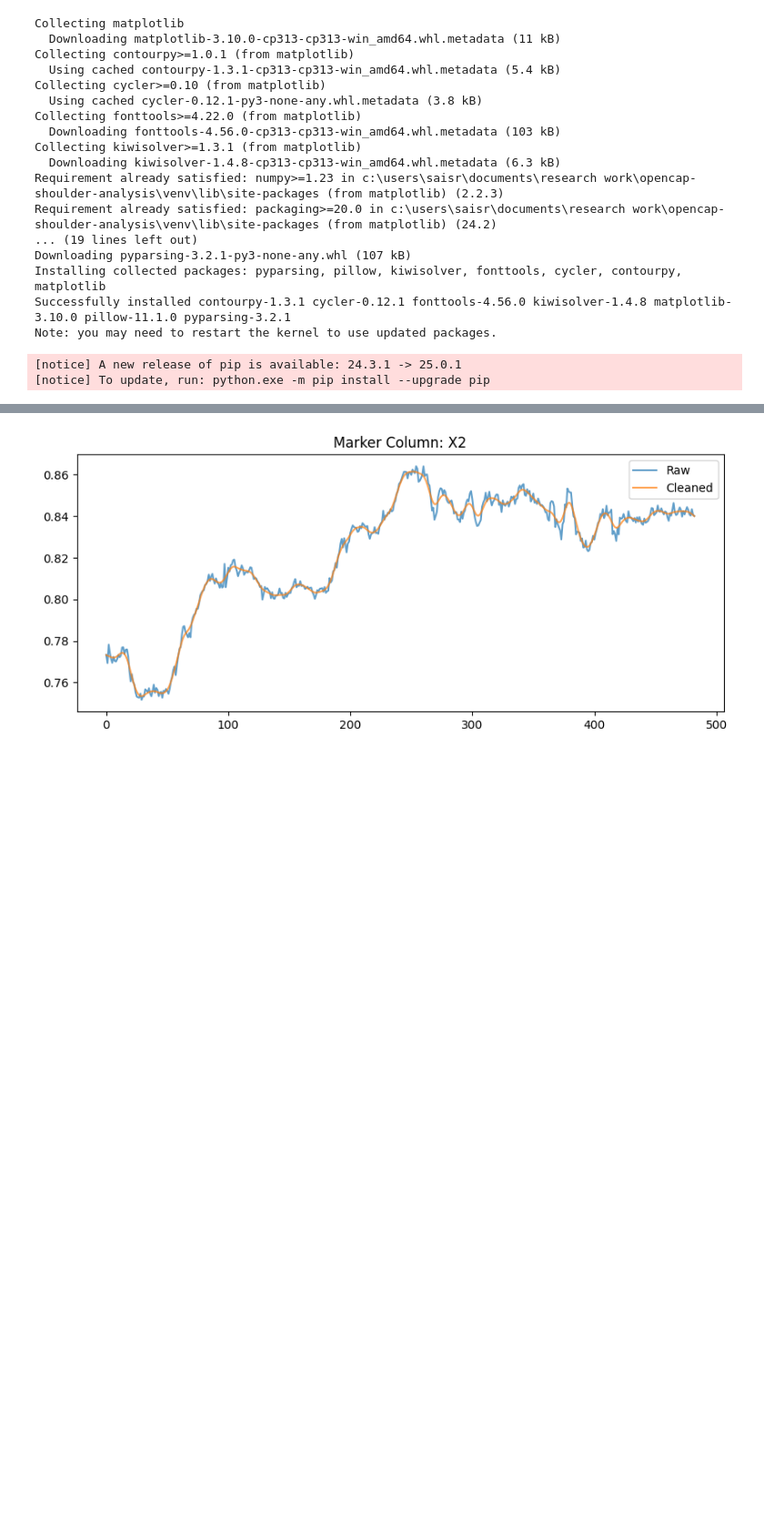
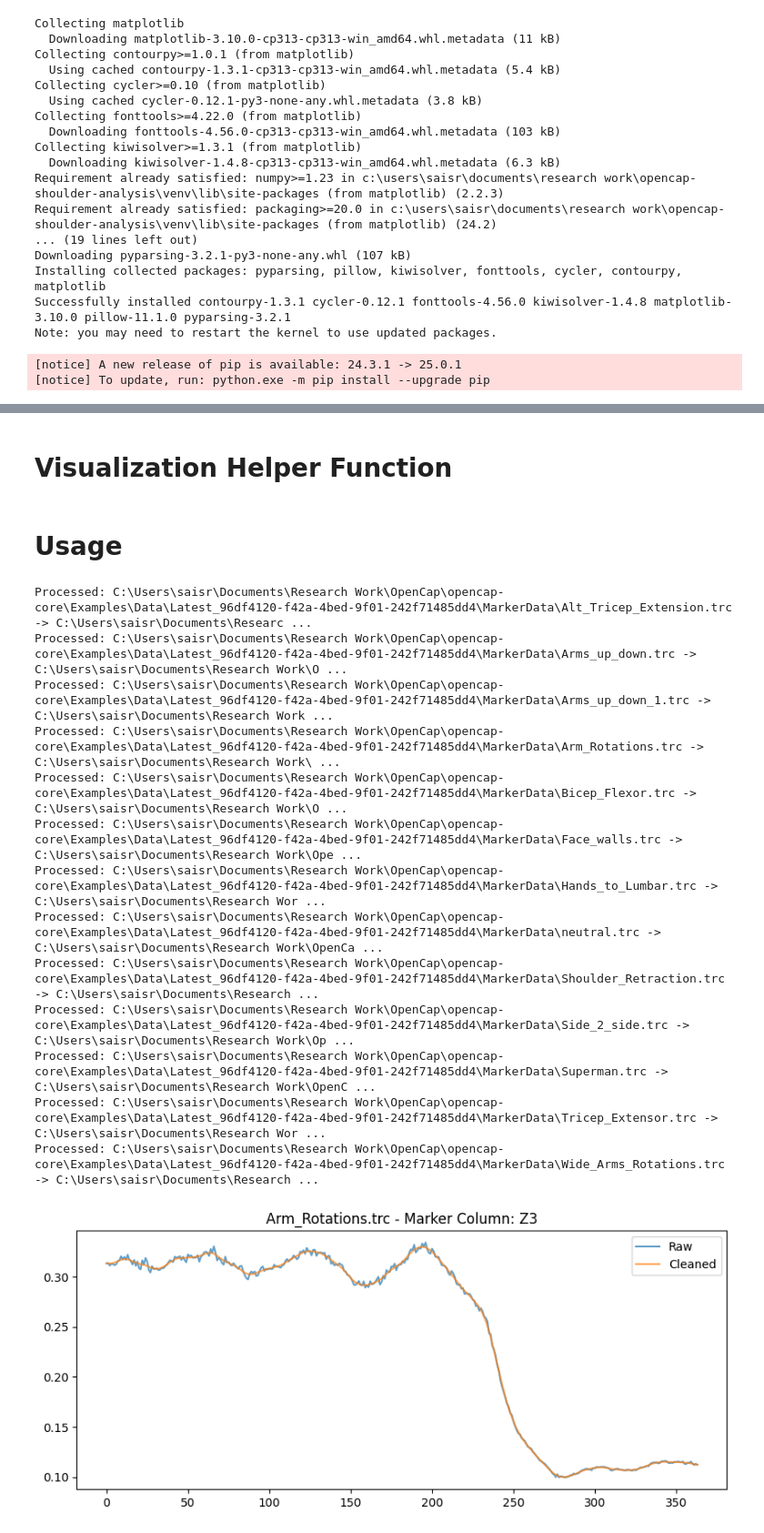
Before and after one commit to semani01/OpenCap-Shoulder-Analysis, a Jupyter notebook: notebooks/preprocess_marker_data.ipynb, the cells around one changed output, grey strips where cells are left out. Shown at 91% size. Drawn from its saved outputs; the diff is of its cells as text; code cells hidden in the pictures; blank space fills up the shorter version.

Commit message:
Add data preprocessing and visualization notebook for raw marker data

```diff
--- a/notebooks/preprocess_marker_data.ipynb
+++ b/notebooks/preprocess_marker_data.ipynb
@@ -110,6 +85,0 @@ def preprocess_trc(input_file, output_file, cutoff=6, fs=100):
-# %%
-# Example usage
-input_file = os.path.join(DATA_BASE_PATH, "AdAb.trc")
-output_file = os.path.join(DATA_BASE_PATH, "AdAb_cleaned.trc")
-
-preprocess_trc(input_file, output_file, cutoff=6, fs=100)
@@ -120,21 +124,58 @@ Processed file saved: C:\Users\saisr\Documents\Research Work\OpenCap\opencap-cor
+# %% [markdown]
+# Visualization Helper Function
 # %%
-# Visualizing a single marker column
-import numpy as np
+def visualize_trc_file(raw_file, cleaned_file, marker_index=5):
+    """
+    Plots the raw vs. cleaned data for a single marker column (by default, index 5).
+    :param raw_file: Path to the original .trc file
+    :param cleaned_file: Path to the cleaned .trc file
+    :param marker_index: The column index (after skipping 4 header lines) of the marker to visualize
+    """
+    # Load raw data
+    df_raw = pd.read_csv(raw_file, sep='\t', skiprows=4)
+    raw_marker_cols = df_raw.columns[5:]  # Adjust if needed
+    marker_col = raw_marker_cols[marker_index]  # pick a marker
 
-# Reload the raw data
-df_raw = pd.read_csv(input_file, sep='\t', skiprows=4)
-marker_col = df_raw.columns[5]  # example marker
-raw_data = df_raw[marker_col].values
+    raw_data = df_raw[marker_col].values
 
-# Reload the cleaned data
-df_cleaned = pd.read_csv(output_file, sep='\t')
-cleaned_data = df_cleaned[marker_col].values
+    # Load cleaned data
+    df_cleaned = pd.read_csv(cleaned_file, sep='\t')
+    cleaned_data = df_cleaned[marker_col].values
 
-plt.figure(figsize=(10, 4))
-plt.plot(raw_data, label='Raw', alpha=0.7)
-plt.plot(cleaned_data, label='Cleaned', alpha=0.7)
-plt.legend()
-plt.title(f"Marker Column: {marker_col}")
-plt.show()
+    # Plot
+    plt.figure(figsize=(10, 4))
+    plt.plot(raw_data, label='Raw', alpha=0.7)
+    plt.plot(cleaned_data, label='Cleaned', alpha=0.7)
+    plt.legend()
+    plt.title(f"{os.path.basename(raw_file)} - Marker Column: {marker_col}")
+    plt.show()
-# %% [output]
-[figure, removed]
+# %% [markdown]
+# Usage
+# %%
+# Paths to the data
+INPUT_FOLDER = r"C:\Users\saisr\Documents\Research Work\OpenCap\opencap-core\Examples\Data\Latest_96df4120-f42a-4bed-9f01-242f71485dd4\MarkerData"
+OUTPUT_FOLDER = r"C:\Users\saisr\Documents\Research Work\OpenCap\opencap-core\Examples\Data\Latest_96df4120-f42a-4bed-9f01-242f71485dd4\MarkerData\Processed"
+
+# 1. Batch preprocess all .trc files
+preprocess_trc_files(INPUT_FOLDER, OUTPUT_FOLDER, cutoff=6, fs=100)
+
+# 2. Visualize one example
+raw_example = os.path.join(INPUT_FOLDER, "Arm_Rotations.trc")
+cleaned_example = os.path.join(OUTPUT_FOLDER, "Arm_Rotations_cleaned.trc")
+
+visualize_trc_file(raw_example, cleaned_example, marker_index=5)
+# %% [output]
+Processed: C:\Users\saisr\Documents\Research Work\OpenCap\opencap-core\Examples\Data\Latest_96df4120-f42a-4bed-9f01-242f71485dd4\MarkerData\Alt_Tricep_Extension.trc -> C:\Users\saisr\Documents\Researc ...
+Processed: C:\Users\saisr\Documents\Research Work\OpenCap\opencap-core\Examples\Data\Latest_96df4120-f42a-4bed-9f01-242f71485dd4\MarkerData\Arms_up_down.trc -> C:\Users\saisr\Documents\Research Work\O ...
+Processed: C:\Users\saisr\Documents\Research Work\OpenCap\opencap-core\Examples\Data\Latest_96df4120-f42a-4bed-9f01-242f71485dd4\MarkerData\Arms_up_down_1.trc -> C:\Users\saisr\Documents\Research Work ...
+Processed: C:\Users\saisr\Documents\Research Work\OpenCap\opencap-core\Examples\Data\Latest_96df4120-f42a-4bed-9f01-242f71485dd4\MarkerData\Arm_Rotations.trc -> C:\Users\saisr\Documents\Research Work\ ...
+Processed: C:\Users\saisr\Documents\Research Work\OpenCap\opencap-core\Examples\Data\Latest_96df4120-f42a-4bed-9f01-242f71485dd4\MarkerData\Bicep_Flexor.trc -> C:\Users\saisr\Documents\Research Work\O ...
+Processed: C:\Users\saisr\Documents\Research Work\OpenCap\opencap-core\Examples\Data\Latest_96df4120-f42a-4bed-9f01-242f71485dd4\MarkerData\Face_walls.trc -> C:\Users\saisr\Documents\Research Work\Ope ...
+Processed: C:\Users\saisr\Documents\Research Work\OpenCap\opencap-core\Examples\Data\Latest_96df4120-f42a-4bed-9f01-242f71485dd4\MarkerData\Hands_to_Lumbar.trc -> C:\Users\saisr\Documents\Research Wor ...
+Processed: C:\Users\saisr\Documents\Research Work\OpenCap\opencap-core\Examples\Data\Latest_96df4120-f42a-4bed-9f01-242f71485dd4\MarkerData\neutral.trc -> C:\Users\saisr\Documents\Research Work\OpenCa ...
+Processed: C:\Users\saisr\Documents\Research Work\OpenCap\opencap-core\Examples\Data\Latest_96df4120-f42a-4bed-9f01-242f71485dd4\MarkerData\Shoulder_Retraction.trc -> C:\Users\saisr\Documents\Research ...
+Processed: C:\Users\saisr\Documents\Research Work\OpenCap\opencap-core\Examples\Data\Latest_96df4120-f42a-4bed-9f01-242f71485dd4\MarkerData\Side_2_side.trc -> C:\Users\saisr\Documents\Research Work\Op ...
+Processed: C:\Users\saisr\Documents\Research Work\OpenCap\opencap-core\Examples\Data\Latest_96df4120-f42a-4bed-9f01-242f71485dd4\MarkerData\Superman.trc -> C:\Users\saisr\Documents\Research Work\OpenC ...
+Processed: C:\Users\saisr\Documents\Research Work\OpenCap\opencap-core\Examples\Data\Latest_96df4120-f42a-4bed-9f01-242f71485dd4\MarkerData\Tricep_Extensor.trc -> C:\Users\saisr\Documents\Research Wor ...
+Processed: C:\Users\saisr\Documents\Research Work\OpenCap\opencap-core\Examples\Data\Latest_96df4120-f42a-4bed-9f01-242f71485dd4\MarkerData\Wide_Arms_Rotations.trc -> C:\Users\saisr\Documents\Research ...
+[figure, added]
```
Also changed, not shown: parts of 11 cells of this notebook.
